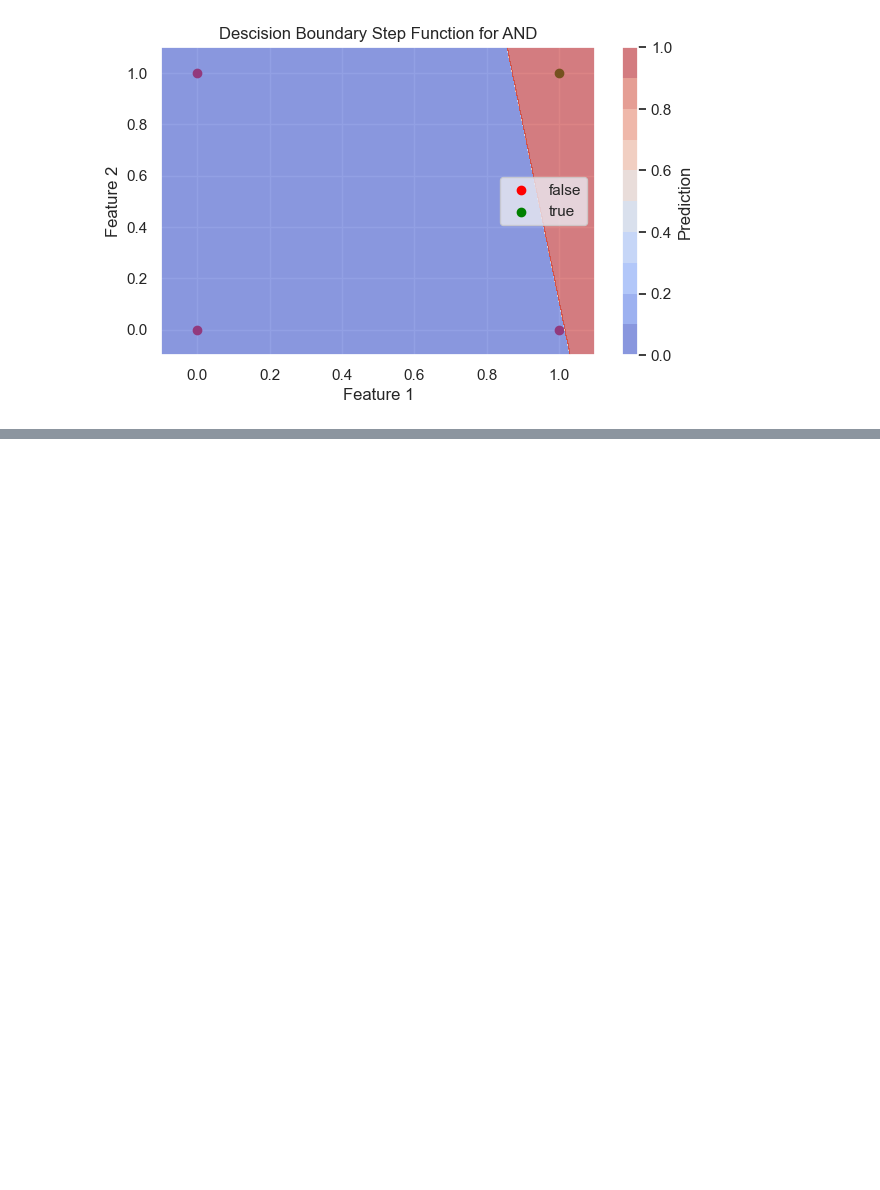
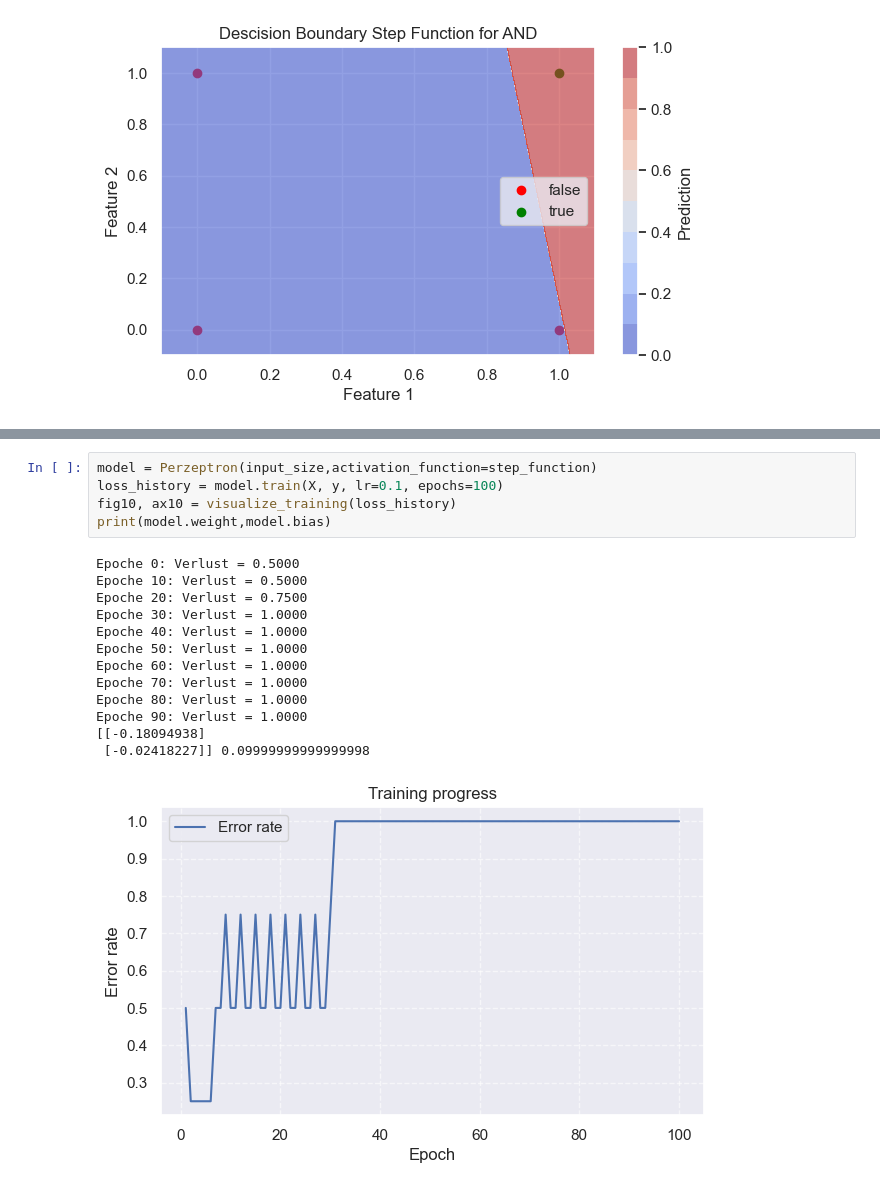
Before and after one commit to red-apple38/understanding-deep-learning, a Jupyter notebook: docs/beginner/Perceptron.ipynb, the cells around one changed output, grey strips where cells are left out. Cells and saved outputs as stored; diff of their text form; blank space fills up the shorter version.

```diff
--- a/docs/beginner/Perceptron.ipynb
+++ b/docs/beginner/Perceptron.ipynb
@@ -846,0 +591,19 @@ plt.show()
+# %%
+model = Perzeptron(input_size,activation_function=step_function)
+loss_history = model.train(X, y, lr=0.1, epochs=100)
+fig10, ax10 = visualize_training(loss_history)
+print(model.weight,model.bias)
+# %% [output]
+Epoche 0: Verlust = 0.5000
+Epoche 10: Verlust = 0.5000
+Epoche 20: Verlust = 0.7500
+Epoche 30: Verlust = 1.0000
+Epoche 40: Verlust = 1.0000
+Epoche 50: Verlust = 1.0000
+Epoche 60: Verlust = 1.0000
+Epoche 70: Verlust = 1.0000
+Epoche 80: Verlust = 1.0000
+Epoche 90: Verlust = 1.0000
+[[-0.18094938]
+ [-0.02418227]] 0.09999999999999998
+[figure, added]
```
Also changed, not shown: parts of 29 cells of this notebook.
